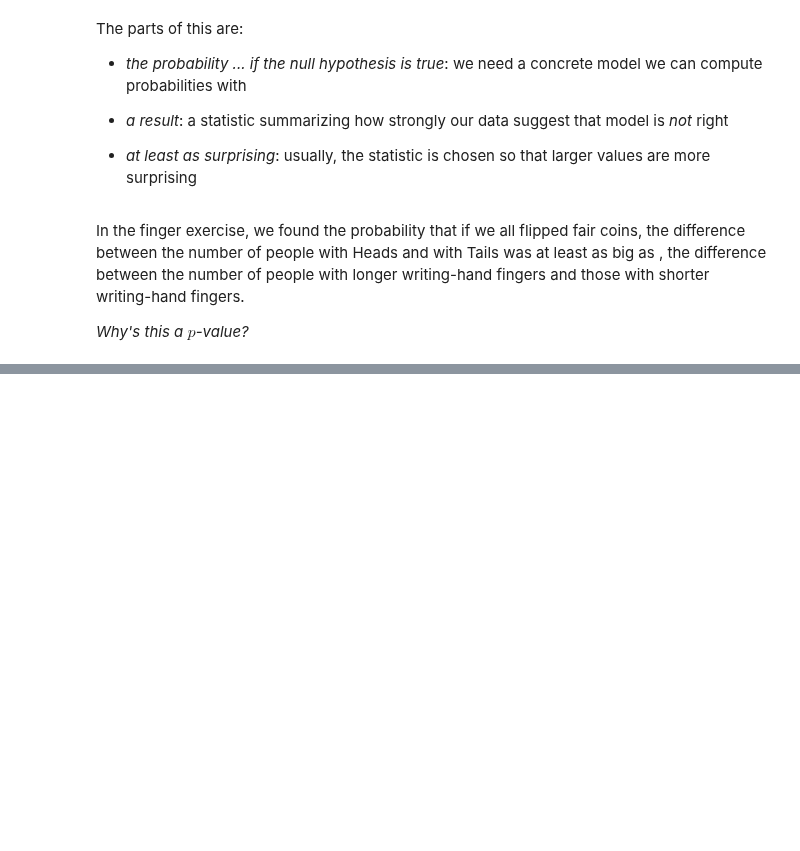
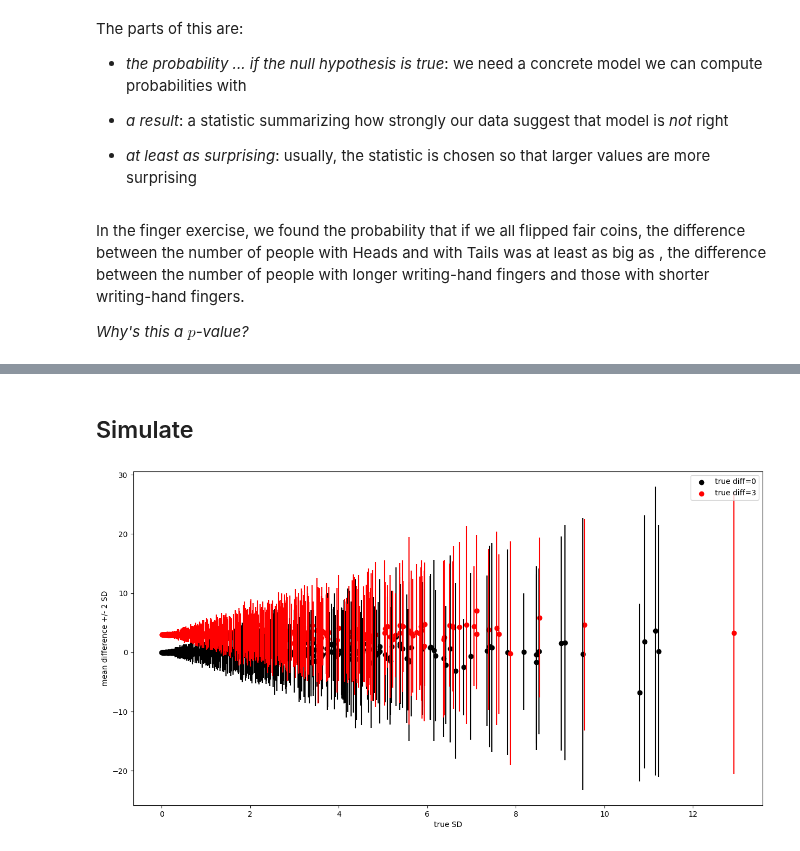
Before and after one commit to UOdsci/dsci345, a Jupyter notebook: class_material/slides/Week_04_Pvalues.ipynb, the cells around one changed output, grey strips where cells are left out. Saved outputs shown, nothing was run; the diff lists cells and outputs as text; code cells hidden in the pictures; blank space fills up the shorter version.

```diff
--- a/class_material/slides/Week_04_Pvalues.ipynb
+++ b/class_material/slides/Week_04_Pvalues.ipynb
@@ -138,0 +248,24 @@ If it's small, what does that mean? Big?
+# %% [markdown]
+## Simulate
+# %%
+n = 1000
+num_samples = 20
+M = rng.choice([0, 3], size=n)
+D = rng.exponential(scale=2, size=n)
+X = np.array([rng.normal(loc=M, scale=D, size=n) for _ in range(num_samples)])
+mean_X = np.mean(X, axis=0)
+sd_X = np.std(X, axis=0)
+# %%
+from matplotlib.collections import LineCollection
+fig, ax = plt.subplots()
+
+for Mval, col in [(0, 'black'), (3, 'red')]:
+    ut = (M == Mval)
+    segs = [[(d, m - 2 * s), (d, m + 2 * s)] for d, m, s in zip(D[ut], mean_X[ut], sd_X[ut])]
+    ax.add_collection(LineCollection(segs, colors=col))
+    ax.scatter(D[ut], mean_X[ut], c=col, label=f'true diff={Mval}')
+
+ax.set_xlabel("true SD"); ax.set_ylabel("mean difference +/- 2 SD")
+ax.legend();
+# %% [output]
+[figure, added]
```
Also changed, not shown: parts of 21 cells of this notebook, 5 other files.
